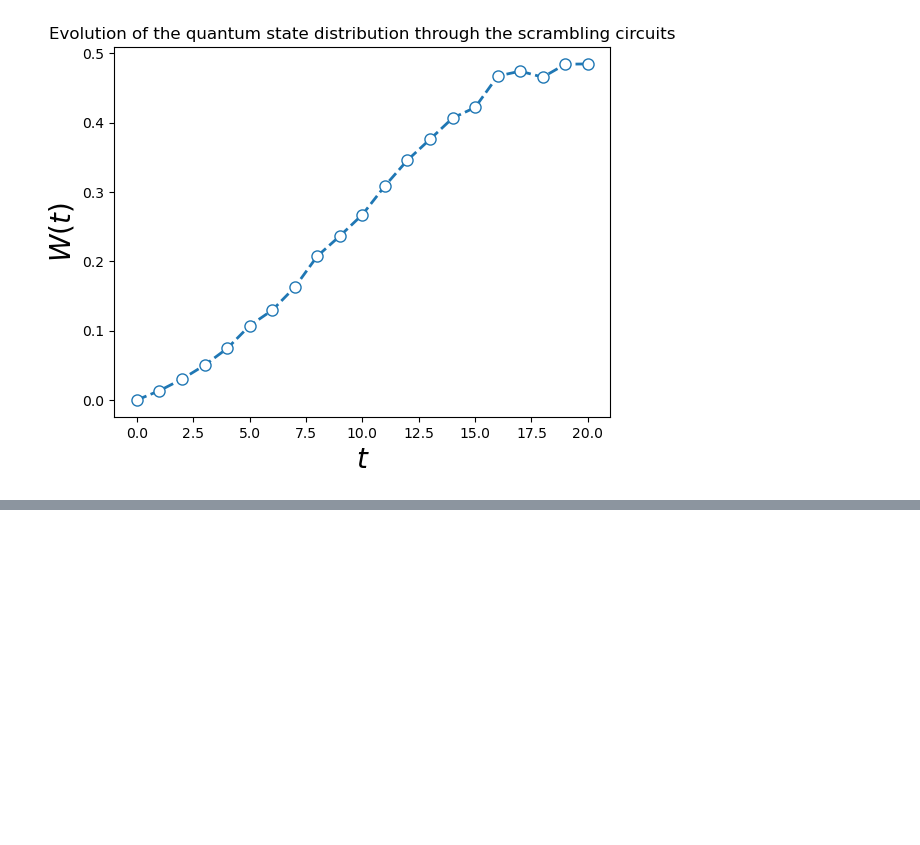
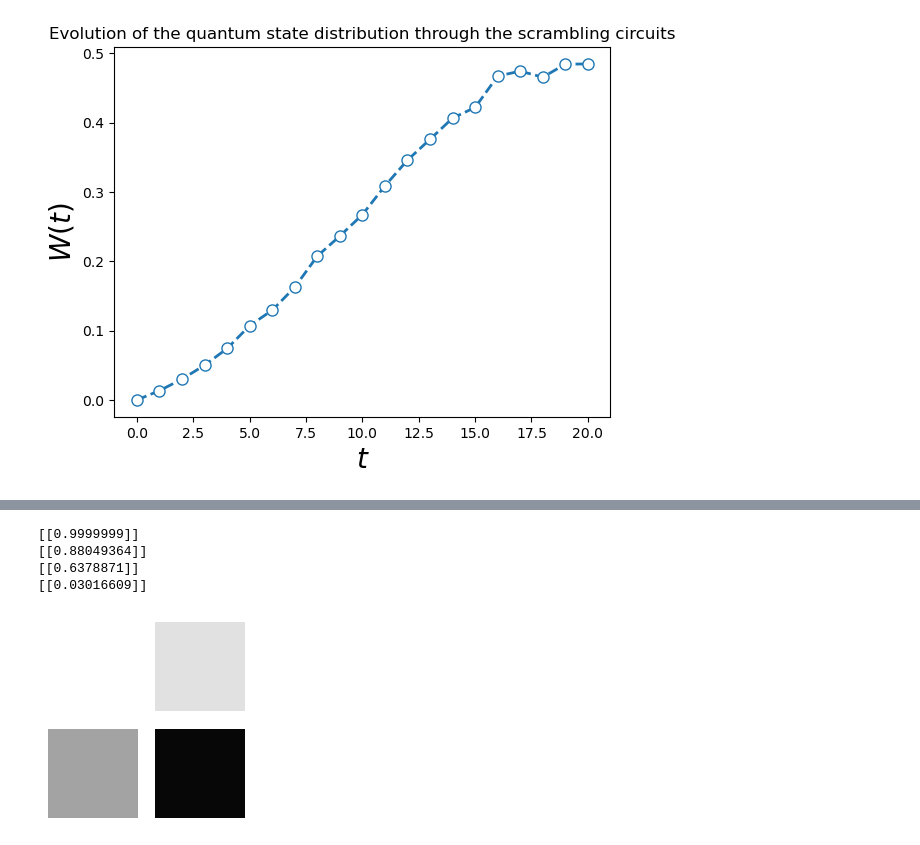
Before and after one commit to alapena/QuantGenMdl, a Jupyter notebook: visualize_noising.ipynb, the cells around one changed output, grey strips where cells are left out. Drawn from its saved outputs; the diff is of its cells as text; code cells hidden in the pictures; blank space fills up the shorter version.

```diff
--- a/visualize_noising.ipynb
+++ b/visualize_noising.ipynb
@@ -76,0 +127,13 @@ Text(0.5, 1.0, 'Evolution of the quantum state distribution through the scrambli
+# %%
+fig, ax = plt.subplots(2,2)
+vmin, vmax = 0, 1
+for i in range(4):
+    ax[i//2, i%2].imshow(probs_list[-i], vmin=vmin, vmax=vmax, cmap='gray')
+    ax[i//2, i%2].axis('off')
+    print(probs_list[-i])
+# %% [output]
+[[0.9999999]]
+[[0.88049364]]
+[[0.6378871]]
+[[0.03016609]]
+[figure, added]
```
Also changed, not shown: parts of 4 cells of this notebook, 4 other files.
